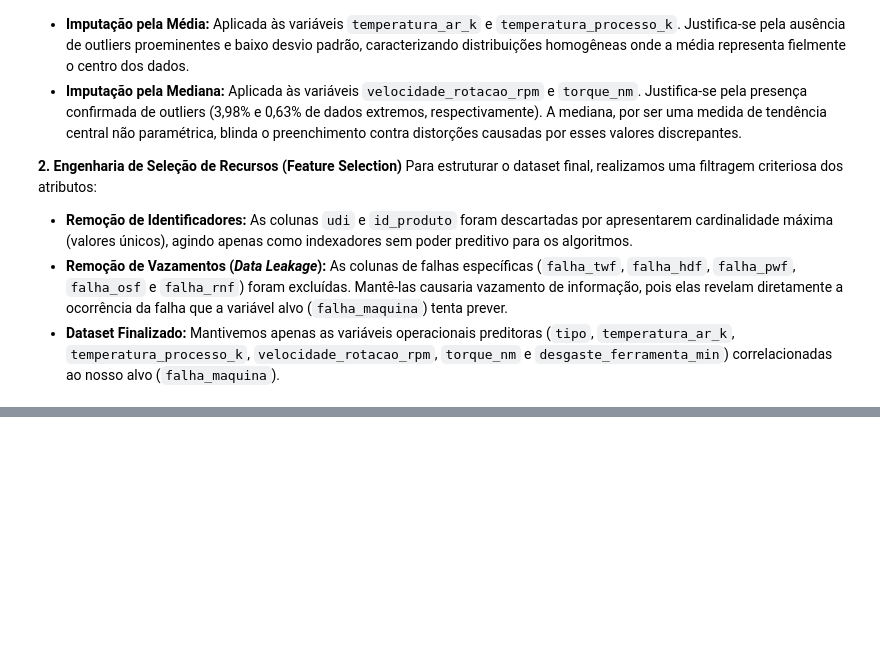
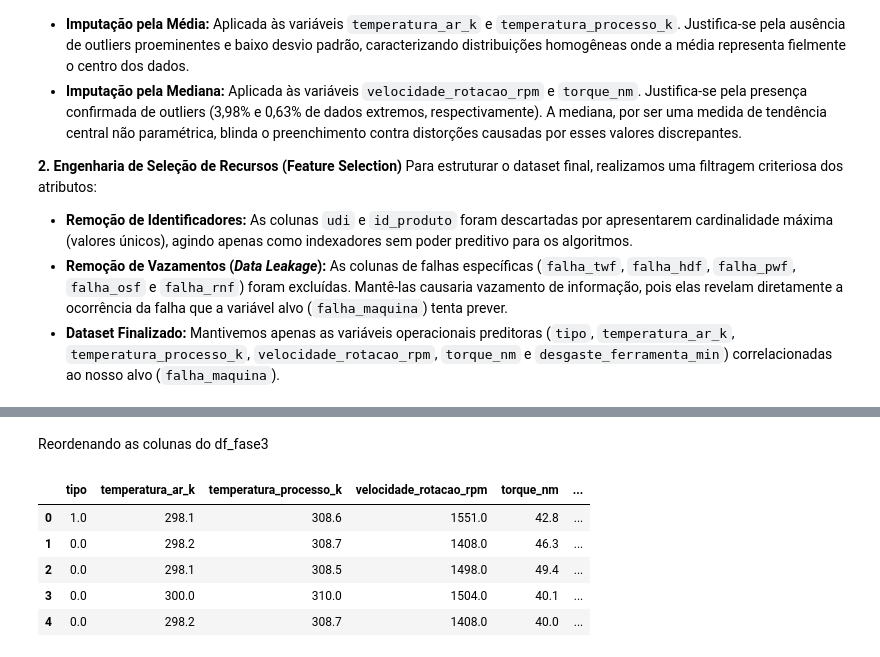
Before and after one commit to raphaelpiresdev-ai/industrial-failure-prediction, a Jupyter notebook: projeto-final.ipynb, the cells around one changed output, grey strips where cells are left out. Drawn from its saved outputs; the diff is of its cells as text; code cells hidden in the pictures; blank space fills up the shorter version.

```diff
--- a/projeto-final.ipynb
+++ b/projeto-final.ipynb
@@ -617,0 +649,2 @@ Para estruturar o dataset final, realizamos uma filtragem criteriosa dos atribut
+# %%
+df_fase3["delta_temperatura"] = (df_fase3["temperatura_processo_k"] - df_fase3["temperatura_ar_k"])
@@ -617,0 +661,2 @@ Para estruturar o dataset final, realizamos uma filtragem criteriosa dos atribut
+# %%
+df_fase3["potencia_w"] = (df_fase3["torque_nm"] * (2*np.pi*df_fase3["velocidade_rotacao_rpm"]/60))
@@ -617,0 +669,2 @@ Para estruturar o dataset final, realizamos uma filtragem criteriosa dos atribut
+# %%
+df_fase3["desgaste_mecanico_acumulado"] = df_fase3["torque_nm"] * df_fase3["desgaste_ferramenta_min"]
@@ -617,0 +677,26 @@ Para estruturar o dataset final, realizamos uma filtragem criteriosa dos atribut
+# %%
+df_fase3["energia_termica_acumulada"] = df_fase3["delta_temperatura"] * df_fase3["desgaste_ferramenta_min"]
+# %% [markdown]
+Reordenando as colunas do df_fase3
+# %%
+colunas = []
+
+# Passando a variável alvo `falha_maquina` para o final
+for col in df_fase3.columns:
+
+    if col != "falha_maquina":
+        colunas.append(col)
+
+colunas.append("falha_maquina")
+
+# Aplicando a nova ordem
+df_fase3 = df_fase3[colunas]
+
+df_fase3.head(5)
+# %% [output]
+|  | tipo | temperatura_ar_k | temperatura_processo_k | velocidade_rotacao_rpm | torque_nm | ... |
+| 0 | 1.0 | 298.1 | 308.6 | 1551.0 | 42.8 | ... |
+| 1 | 0.0 | 298.2 | 308.7 | 1408.0 | 46.3 | ... |
+| 2 | 0.0 | 298.1 | 308.5 | 1498.0 | 49.4 | ... |
+| 3 | 0.0 | 300.0 | 310.0 | 1504.0 | 40.1 | ... |
+| 4 | 0.0 | 298.2 | 308.7 | 1408.0 | 40.0 | ... |
```
Also changed, not shown: parts of 13 cells of this notebook.
